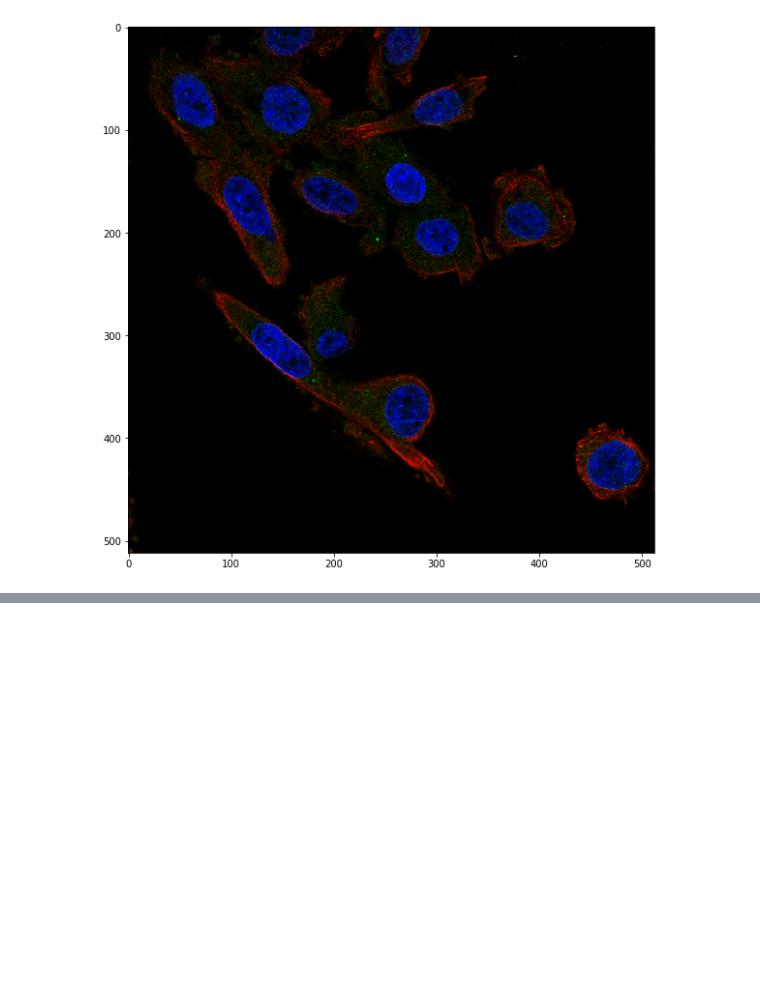
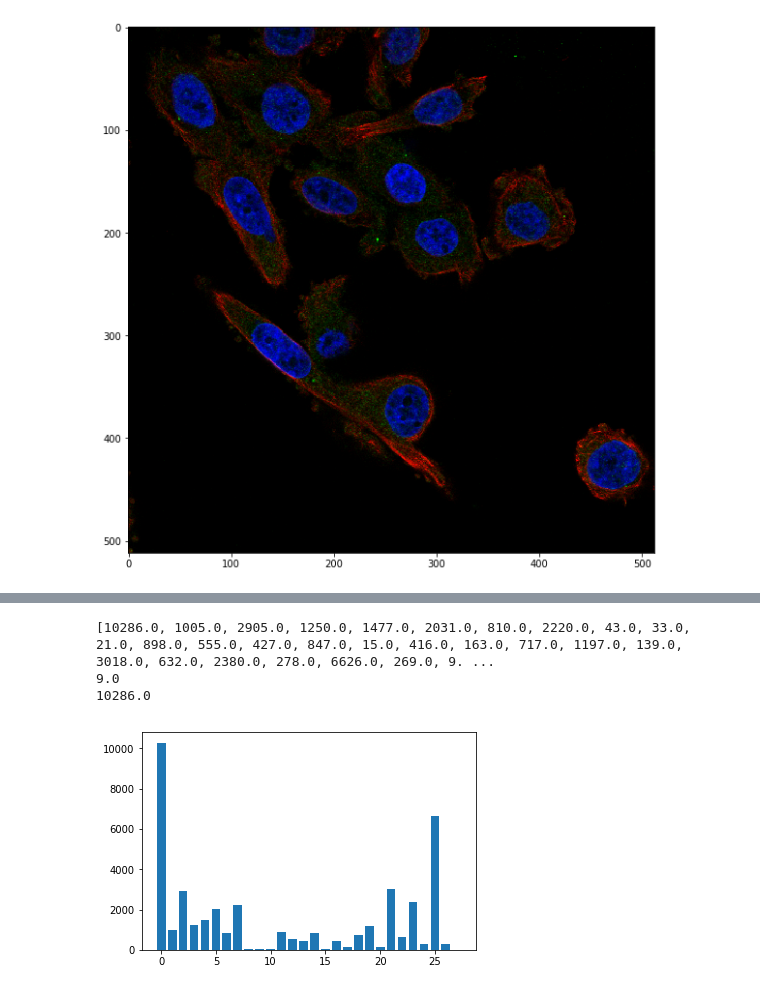
Before and after one commit to SuperXiang/kaggle-hpa-1, a Jupyter notebook: pre_analysis.ipynb, the cells around one changed output, grey strips where cells are left out. Cells and saved outputs as stored; diff of their text form; code cells hidden in the pictures; blank space fills up the shorter version.

```diff
--- a/pre_analysis.ipynb
+++ b/pre_analysis.ipynb
@@ -17,0 +90,7 @@ plt.imshow(rgb, cmap="gray")
+# %%
+plot_category_counts(train_data.train_set_df)
+# %% [output]
+[10286.0, 1005.0, 2905.0, 1250.0, 1477.0, 2031.0, 810.0, 2220.0, 43.0, 33.0, 21.0, 898.0, 555.0, 427.0, 847.0, 15.0, 416.0, 163.0, 717.0, 1197.0, 139.0, 3018.0, 632.0, 2380.0, 278.0, 6626.0, 269.0, 9. ...
+9.0
+10286.0
+[figure, added]
```
Also changed, not shown: parts of 13 cells of this notebook, 3 other files.
